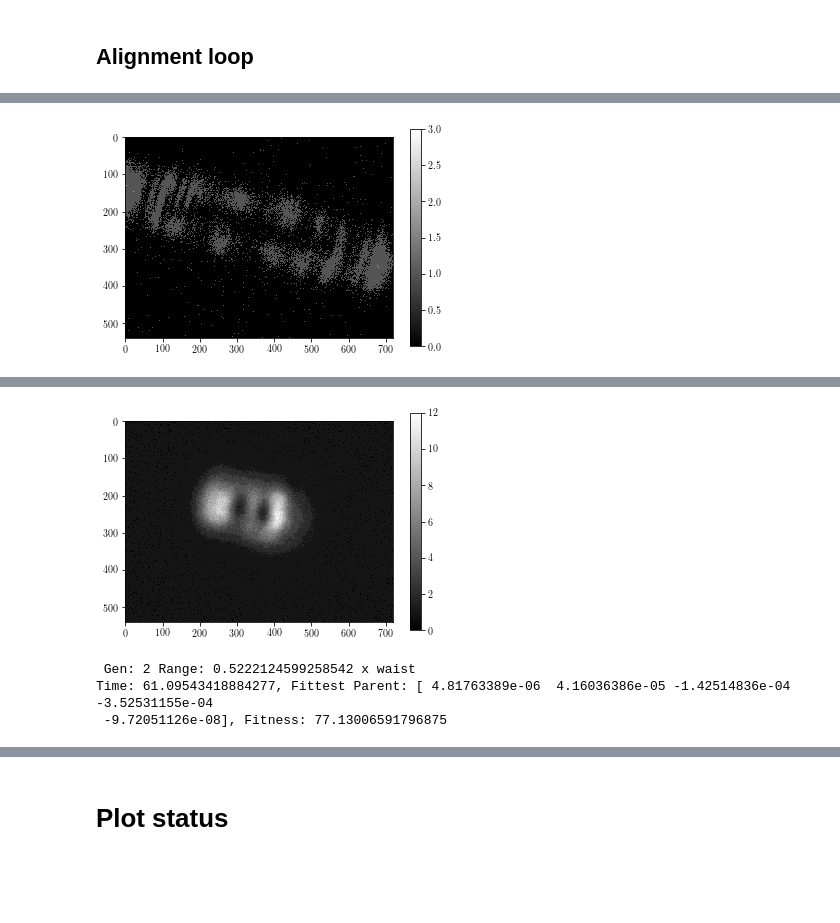
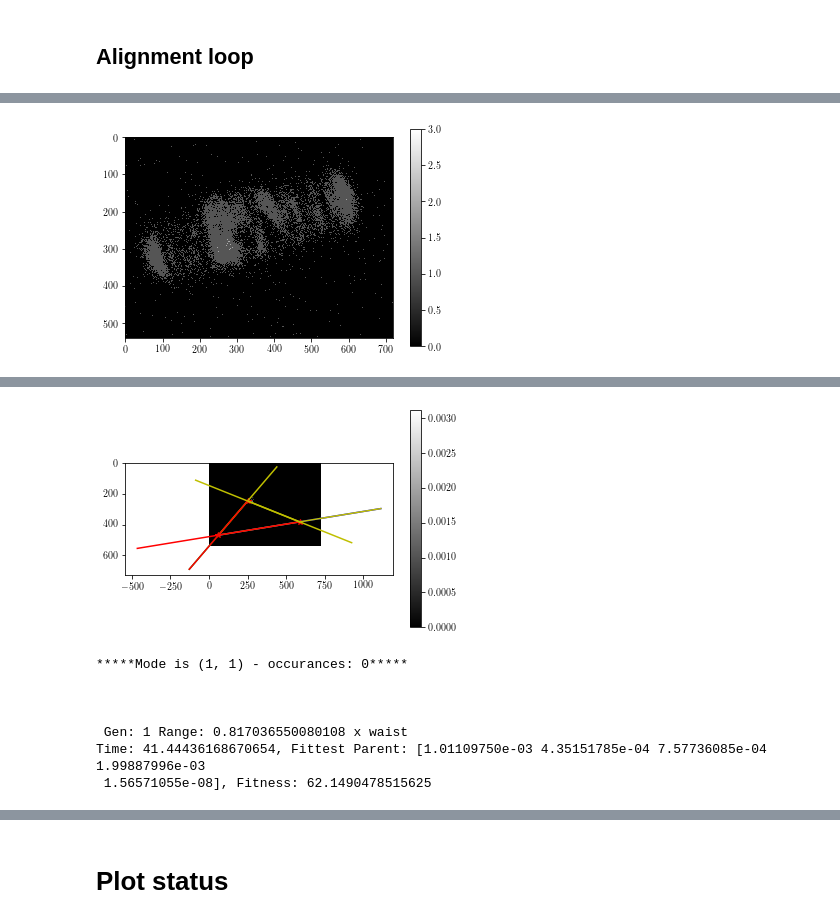
Before and after one commit to Parth92/Beam_auto_alignment, a Jupyter notebook: src/Actual_lab_cavity_alignment-with_GA.ipynb, the cells around one changed output, grey strips where cells are left out. Cells and saved outputs as stored; diff of their text form; code cells hidden in the pictures; blank space fills up the shorter version.

```diff
--- a/src/Actual_lab_cavity_alignment-with_GA.ipynb
+++ b/src/Actual_lab_cavity_alignment-with_GA.ipynb
@@ -86,7 +66,9 @@ print("\n\nRange:", Range, "x waist")
 # sess = tf.Session()
 
 gen = 0
-dont_alter_z_cm = False
+mode_stability = 0
+mode_old = (50,50)
+# dont_alter_z_cm = False
 t0 = time.time()
 
 # GA loop
@@ -94,8 +76,8 @@ for gen in range(100):
     # Shrink range
     Range *= shrink_factor
     print("\n\n Gen: {} Range: {} x waist".format(gen, Range))
-    if dont_alter_z_cm:
-        new_pop_deltas[:,-1] = 0.
+    # if dont_alter_z_cm:
+    #     new_pop_deltas[:,-1] = 0.
     if gen == 0:
         current_beam_status, new_pop_deltas, fitness = calc_pop_fitness(current_beam_status, \
         new_pop_deltas, fitness, camera, bus, only_offsprings=False)
@@ -114,35 +96,41 @@ for gen in range(100):
     new_pop_deltas[num_parents_mating:, :] = offspring_mutation
     fitness[:num_parents_mating] = parents_fitness
     fitness[num_parents_mating:] *= 0.
-#     # Scan the cavity and regain the max power point in z_CM
-#     current_beam_status, new_pop_deltas, img = scan_cavity(current_beam_status, new_pop_deltas, \
-#                                                            Range, Sz, camera, bus, show_fig=True)
-    # Check mode at every 5th gen
-#     if gen%5 == 0 and gen > 0:
-    if Img_is_saturated or max(fitness) > 200. or gen > 15:
-        Range = Range_orig
-        Img_is_saturated = False
-        print('Testing mode...')
-        mode = Find_mode2(image, separation1=5, corner=0, show_fig=True, show_basis=True)
-        print('Mode is {}'.format(mode))
-        if np.all(mode == (0,0)):
+    # # Scan the cavity and regain the max power point in z_CM
+    # current_beam_status, new_pop_deltas, img = scan_cavity(current_beam_status, new_pop_deltas, \
+    #                                                        Range, Sz, camera, bus, show_fig=True)
+    mode_new = Find_mode2(image, separation1=45, corner=0, show_fig=True, show_basis=True)
+    if gen > 0:
+        if np.all(mode_new == mode_old):
+            mode_stability += 1
+        else:
+            mode_stability = 0
+        # check mode stability
+        if mode_stability == 3 and np.any(mode_new != (0,0)):
+            print('Jumping to fundamental mode..')
+            current_beam_status, new_pop_deltas, _ = jump_2_fundamental(current_beam_status, new_pop_deltas, \
+                                                                        mode_new, camera, bus, show_fig=True)
+        elif mode_stability == 5 and np.all(mode_new == (0,0)):
             print('Fundamental mode identified! Exiting..')
             break
-        else:
-            # taking a jump in z_CM to make the cavity resonant to fundamental mode only
-            current_beam_status, new_pop_deltas, _ = jump_2_fundamental(current_beam_status, new_pop_deltas, \
-                                                                        mode, camera, bus, show_fig=True)
-            # freezing z_CM
-            # dont_alter_z_cm = True
+    print('\n*****Mode is {} - occurances: {}*****\n'.format(mode_new, mode_stability))
+    mode_old = mode_new
 
-#     if (gen>7) and (Img_is_saturated):
-#         image = pad_and_resize_image(image)
-#         # time to check the mode
-#         mode = read_mode(image)
-#         print('Mode is {}'.format(mode))
-#         if (int(mode[0][3]) + int(mode[0][5])) == 0:
-#             print('Fundamental mode identified! Exiting..')
-#             break
+    # if Img_is_saturated or max(fitness) > 200. or gen > 15:
+    #     Range = Range_orig*shrink_factor**4
+    #     Img_is_saturated = False
+    #     print('Testing mode...')
+    #     mode = Find_mode2(image, separation1=5, corner=0, show_fig=True, show_basis=True)
+    #     print('Mode is {}'.format(mode))
+    #     if np.all(mode == (0,0)):
+    #         print('Fundamental mode identified! Exiting..')
+    #         break
+    #     else:
+    #         # taking a jump in z_CM to make the cavity resonant to fundamental mode only
+    #         current_beam_status, new_pop_deltas, _ = jump_2_fundamental(current_beam_status, new_pop_deltas, \
+    #                                                                     mode, camera, bus, show_fig=True)
+    #         # freezing z_CM
+    #         # dont_alter_z_cm = True
 # %% [output]
 Range: 2.0 x waist
 
@@ -153 +141 @@ Time: 20.17747211456299, Fittest Parent: [ 5.89964446e-04  5.41173593e-04  7.710
-[figure, old version]
+[figure, new version]
@@ -157,4 +159,8 @@ Time: 40.63585925102234, Fittest Parent: [9.30518250e-04 4.32237954e-05 5.854775
-[figure, old version]
+[figure, new version]
- Gen: 2 Range: 0.5222124599258542 x waist
-Time: 61.09543418884277, Fittest Parent: [ 4.81763389e-06  4.16036386e-05 -1.42514836e-04 -3.52531155e-04
- -9.72051126e-08], Fitness: 77.13006591796875
+*****Mode is (1, 1) - occurances: 0*****
+
+
+
+ Gen: 1 Range: 0.817036550080108 x waist
+Time: 41.44436168670654, Fittest Parent: [1.01109750e-03 4.35151785e-04 7.57736085e-04 1.99887996e-03
+ 1.56571055e-08], Fitness: 62.1490478515625
```
Also changed, not shown: parts of 6 cells of this notebook, 1 other file.
